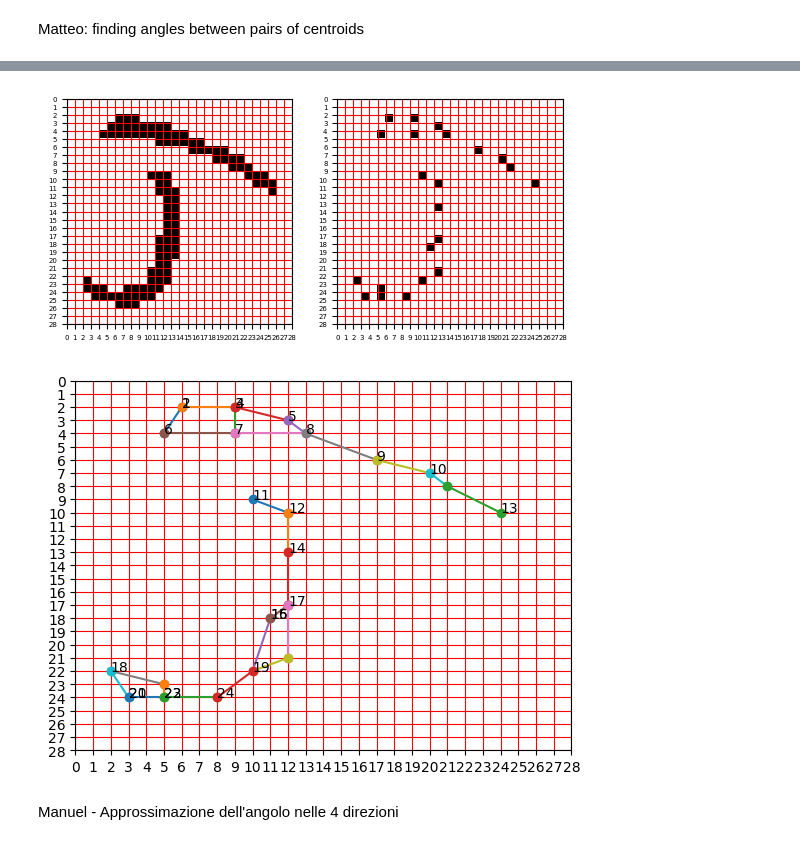
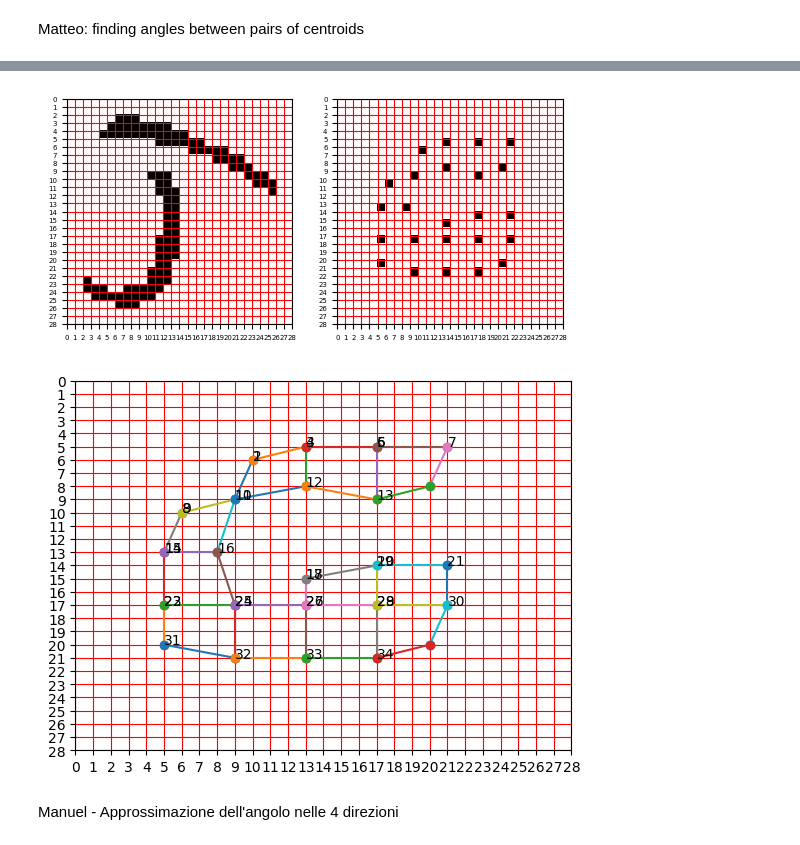
Before and after one commit to matteoturnu/ai-project, a Jupyter notebook: AI_project.ipynb, the cells around one changed output, grey strips where cells are left out. Saved outputs shown, nothing was run; the diff lists cells and outputs as text; code cells hidden in the pictures.

```diff
--- a/AI_project.ipynb
+++ b/AI_project.ipynb
@@ -114,11 +101,11 @@ threshold = 128
 
 tr_images_bin=torch.zeros(tr_images.size())
 for i in range(tr_images.size()[0]):
-  tr_images_bin[i] = binarize(tr_images[i], threshold, max_value)
+  tr_images_bin[i] = binarize(tr_images[i], threshold, MAX_VALUE)
 
 test_images_bin=torch.zeros(test_images.size())
 for i in range(test_images.size()[0]):
-  test_images_bin[i] = binarize(test_images[i], threshold, max_value)
+  test_images_bin[i] = binarize(test_images[i], threshold, MAX_VALUE)
 
 #show_letters(tr_images_bin)
 show_single_letter(tr_images_bin[0])
@@ -269,6 +304,7 @@ def angle_between(c_1, c_2, swap=False):
 
 # Dictionary returned: {(c1, c2): angle_c1c2, (c1, c3): angle_c1c3, (c2, c3): angle_c3c2 ...)} <-- pairs of centroids
 # it represents every segment (of the form "s = (c1, c2)"", for example) and the angle between the segment and the x axis
+# PROBLEM: check again the method --> results are different than before
 def rebuild_letter(sample_img):
   # "nearest subimage" concept: considering a certain subimage (same dimension of the chosen mask),
   # the nearest ones are the ones which change either the value of a row or the value of a column only,
@@ -277,8 +313,8 @@ def rebuild_letter(sample_img):
   segments = {}
   adder = dim_mask
 
-  for i in range(0, sample_img.size()[0], dim_mask):
-    for j in range(0, sample_img.size()[1], dim_mask):
+  prod_range = product(range(0, DIM_IMG, dim_mask), repeat=2)
+  for i, j in prod_range:
       new_i = i + dim_mask
       new_j = j + dim_mask
       sub_img = sample_img[i:new_i, j:new_j]
@@ -288,41 +324,40 @@ def rebuild_letter(sample_img):
       # check if the tensor is not "empty"
       if torch.numel(curr_cent) != 0:
         # now current centroid refers to the actual one, considering the current i and j in sample image
-        curr_cent = torch.tensor([curr_cent[0, 0].item() + i, curr_cent[0, 1].item() + j]).reshape(1, 2)
-
+        curr_cent = torch.tensor([curr_cent[0, 0].item() + i,
+                                  curr_cent[0, 1].item() + j]).reshape(1, 2)
 
         # finding all the nearest subimages:
         # z = 0: adder = dim_mask, new_i considered; z = 1: adder = -dim_mask, new_i considered;
         # z = 2: adder = dim_mask, new_j considered; z = 3: adder = -dim_mask, new_j considered
         # neighbours for the centroid being analyzed
         for z in range(4):
+          if z >= 2:
+            pair_i = [i, new_i]
+            pair_j = [j+adder, new_j+adder]
+            pair_cond = pair_j
+          else:
+            pair_i = [i+adder, new_i+adder]
+            pair_j = [j, new_j]
+            pair_cond = pair_i
+
           neigh_subimg = torch.tensor([])
           neigh_cent = torch.tensor([])
 
-          if z >= 2:
-
-            if (0 <= new_j + adder <= sample_img.size()[0] - 1) and (0 <= j + adder <= sample_img.size()[0] - 1):
-              neigh_subimg = sample_img[i:new_i, j+adder:new_j+adder]
-              neigh_cent = torch.nonzero(neigh_subimg)
-              if torch.numel(neigh_cent) != 0:
-                neigh_cent = torch.tensor([neigh_cent[0, 0].item() + i, neigh_cent[0, 1].item() + (j + adder)]).reshape(1, 2)
-            # else: index out of bounds
-
-          elif (0 <= new_i + adder <= sample_img.size()[0] - 1) and (0 <= i + adder <= sample_img.size()[0] - 1):
-            neigh_subimg = sample_img[i+adder:new_i+adder, j:new_j]
+          if (0 <= pair_cond[0] <= DIM_IMG - 1) and (0 <= pair_cond[1] <= DIM_IMG - 1):
+            neigh_subimg = sample_img[pair_i[0]:pair_i[1], pair_j[0]:pair_j[1]]
             neigh_cent = torch.nonzero(neigh_subimg)
             if torch.numel(neigh_cent) != 0:
-              neigh_cent = torch.tensor([neigh_cent[0, 0].item() + (i + adder), neigh_cent[0, 1].item() + j]).reshape(1, 2)
-
+              neigh_cent = torch.tensor([neigh_cent[0, 0].item() + pair_i[0],
+                                         neigh_cent[0, 1].item() + pair_j[0]]).reshape(1, 2)
 
           # neigh_cent empty --> no centroid found in that neighbour sub_img
           if torch.numel(neigh_cent) != 0:
-            curr_cent_tpl = tuple(curr_cent.tolist()[0])
-            neigh_cent_tpl = tuple(neigh_cent.tolist()[0])
+            curr_cent_tpl = (curr_cent[0, 0].item(), curr_cent[0, 1].item())
+            neigh_cent_tpl = (neigh_cent[0, 0].item(), neigh_cent[0, 1].item())
 
             if (curr_cent_tpl, neigh_cent_tpl) not in segments and (neigh_cent_tpl, curr_cent_tpl) not in segments:
-
-              if torchmetrics.functional.pairwise_euclidean_distance(curr_cent, neigh_cent) < dim_mask + 1:
+              if pairwise_euclidean_distance(curr_cent, neigh_cent) < dim_mask + 1:
                 angle = angle_between(curr_cent, neigh_cent, True).item()
                 segments[(curr_cent_tpl, neigh_cent_tpl)] = angle
 
@@ -340,29 +375,24 @@ def show_letter_from_segments(segments):
   y2 = []
 
   for couple_cents in segments:
-    xy0= [couple_cents[0][1], couple_cents[0][0]]
-    xy1 = [couple_cents[1][1], couple_cents[1][0]]
+    x1.append(couple_cents[0][1])
+    y1.append(couple_cents[0][0])
+    x2.append(couple_cents[1][1])
+    y2.append(couple_cents[1][0])
 
-    # ARRAY X: [[12, 16, 18, 11], [16, 18, 15, 15]]
-    # ARRAY Y: [[4, 4, 10, 10], [4, 10, 14, 14]]
-    # (12, 4) connects to (16,4), (16,4) to (18,10), (18,10) to (15,14)...
-
-    x1.append(xy0[0])
-    y1.append(xy0[1])
-    x2.append(xy1[0])
-    y2.append(xy1[1])
-
+  # ARRAY X: [[12, 16, 18, 11], [16, 18, 15, 15]]
+  # ARRAY Y: [[4, 4, 10, 10], [4, 10, 14, 14]]
+  # (12, 4) connects to (16,4), (16,4) to (18,10), (18,10) to (15,14)...
   x = np.array([x1, x2])
   y = np.array([y1, y2])
-  print("Array y: ", y)
-  print("Array x: ", x)
 
+  print("Y:", y)
+  print("X:", x)
 
   plt.plot(x, y, "-o")
   plt.axis([0, 28, 28, 0])
   for i in range(y.shape[1]):
     plt.annotate(f"{i+1}", (x[0, i], y[0, i]))
-
 
   plt.xticks(range(0, 29))
   plt.yticks(range(0, 29))
@@ -371,6 +401,9 @@ def show_letter_from_segments(segments):
   plt.show()
 
 
+
+
+sample_img, centroids = zoning(tr_images_bin[1])
 
 segments = rebuild_letter(sample_img)
 print(segments)
@@ -392,5 +429,5 @@ Array x:  [[ 6  6  9  9 12  5  9 13 17 20 10 12 24 12 11 11 12  2 10  3  3  5  5
-[figure, old version]
+[figure, new version]
-[figure, old version]
+[figure, new version]
 # %% [markdown]
 Manuel - Approssimazione dell'angolo nelle 4 direzioni
 # %%
```
Also changed, not shown: parts of 9 cells of this notebook.
